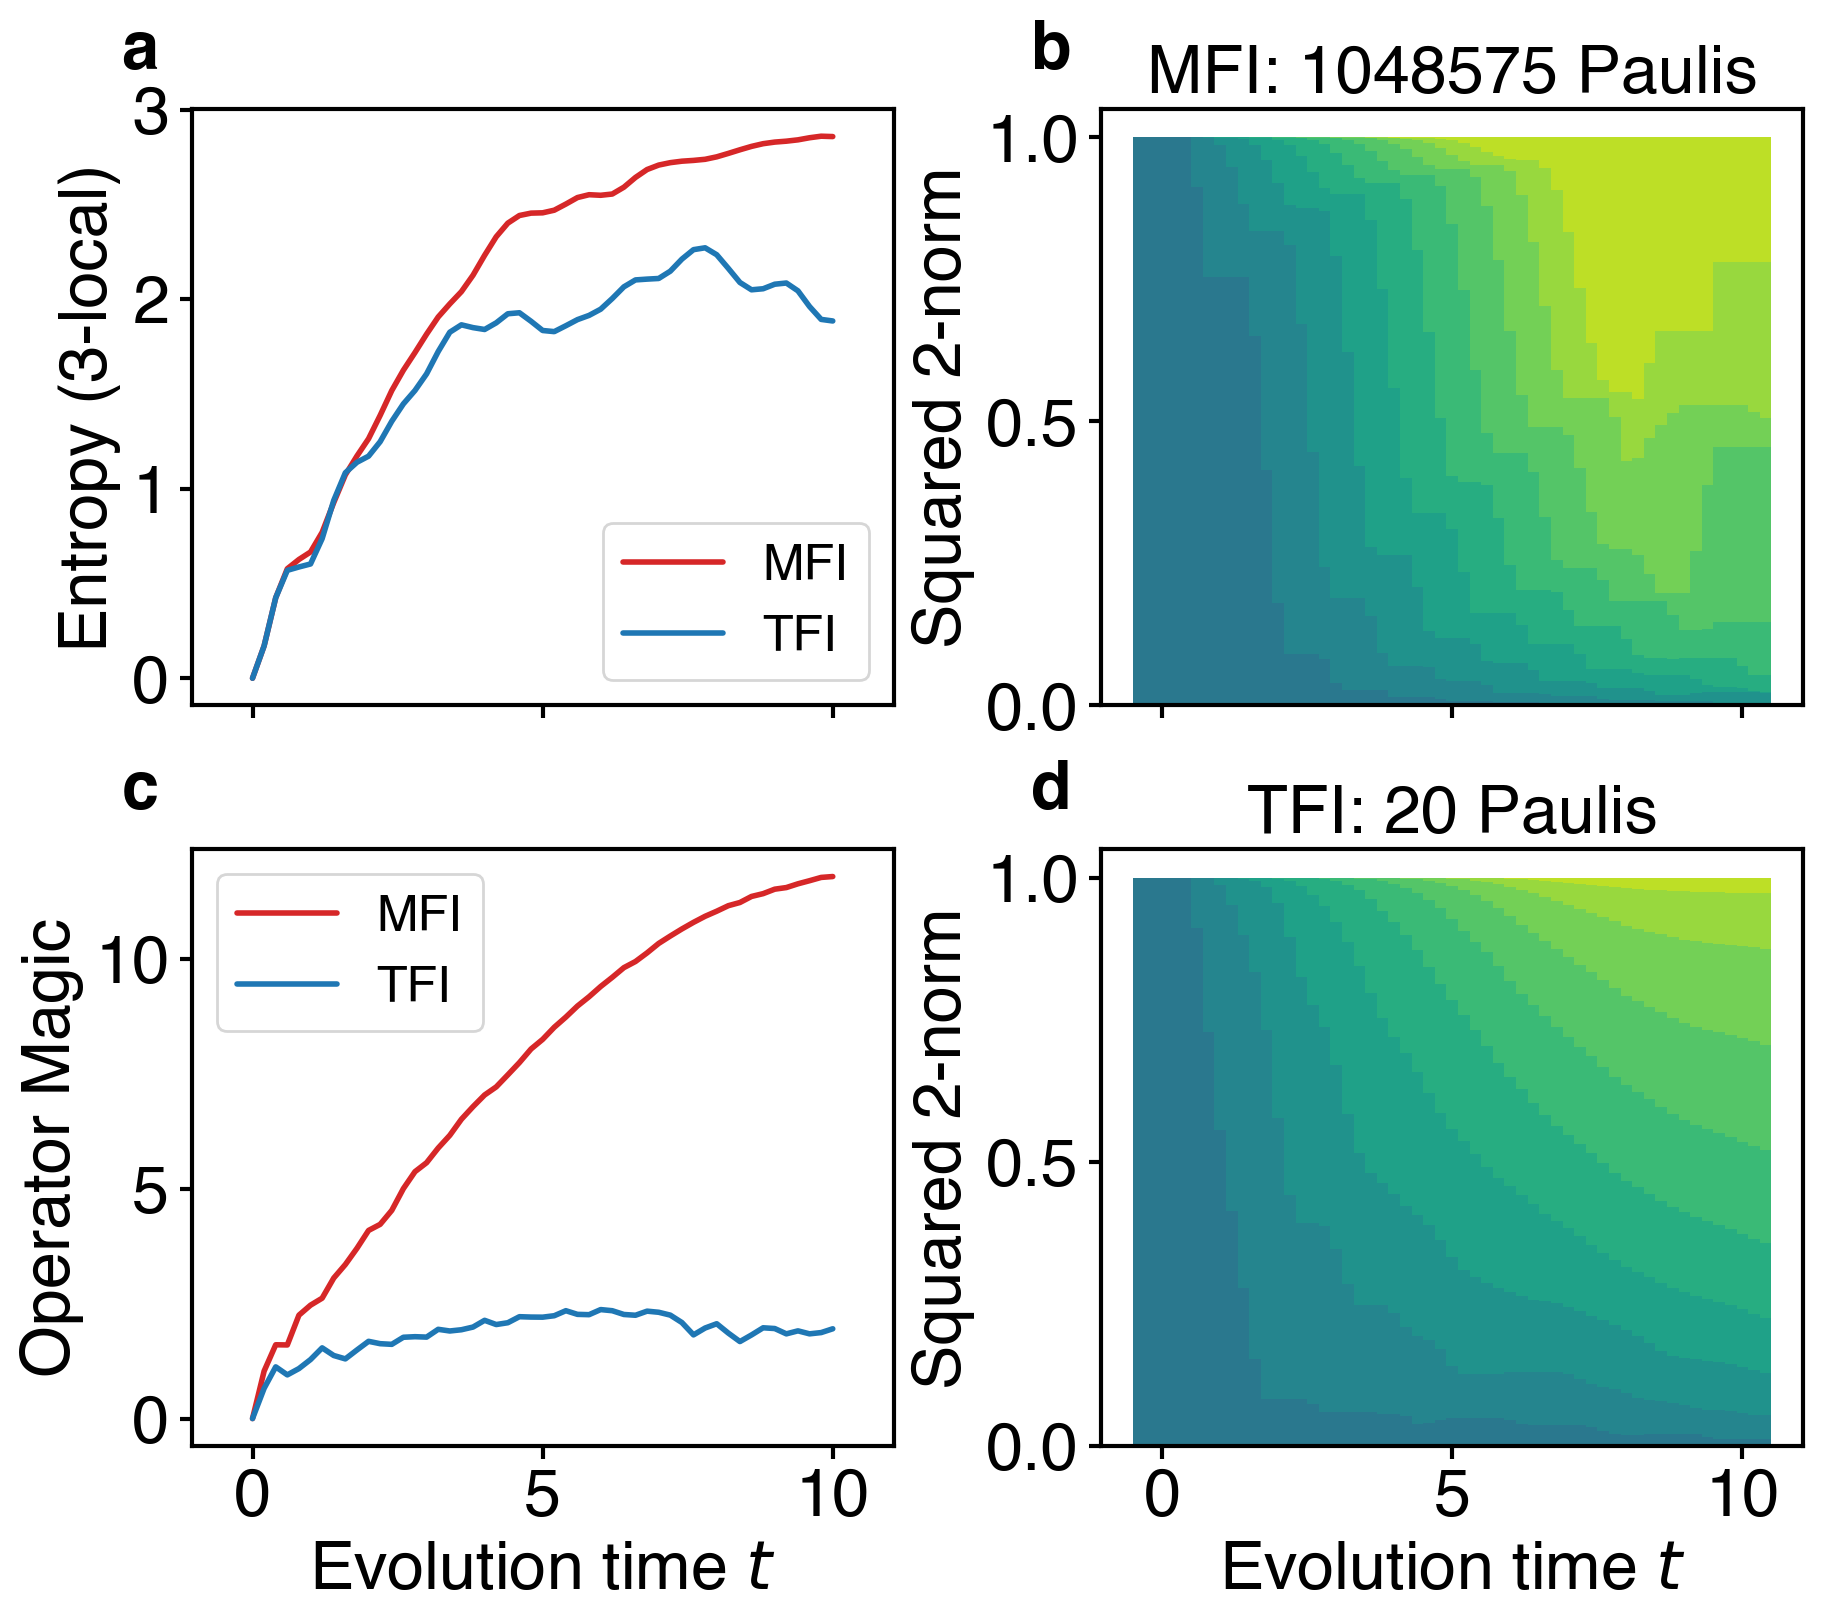
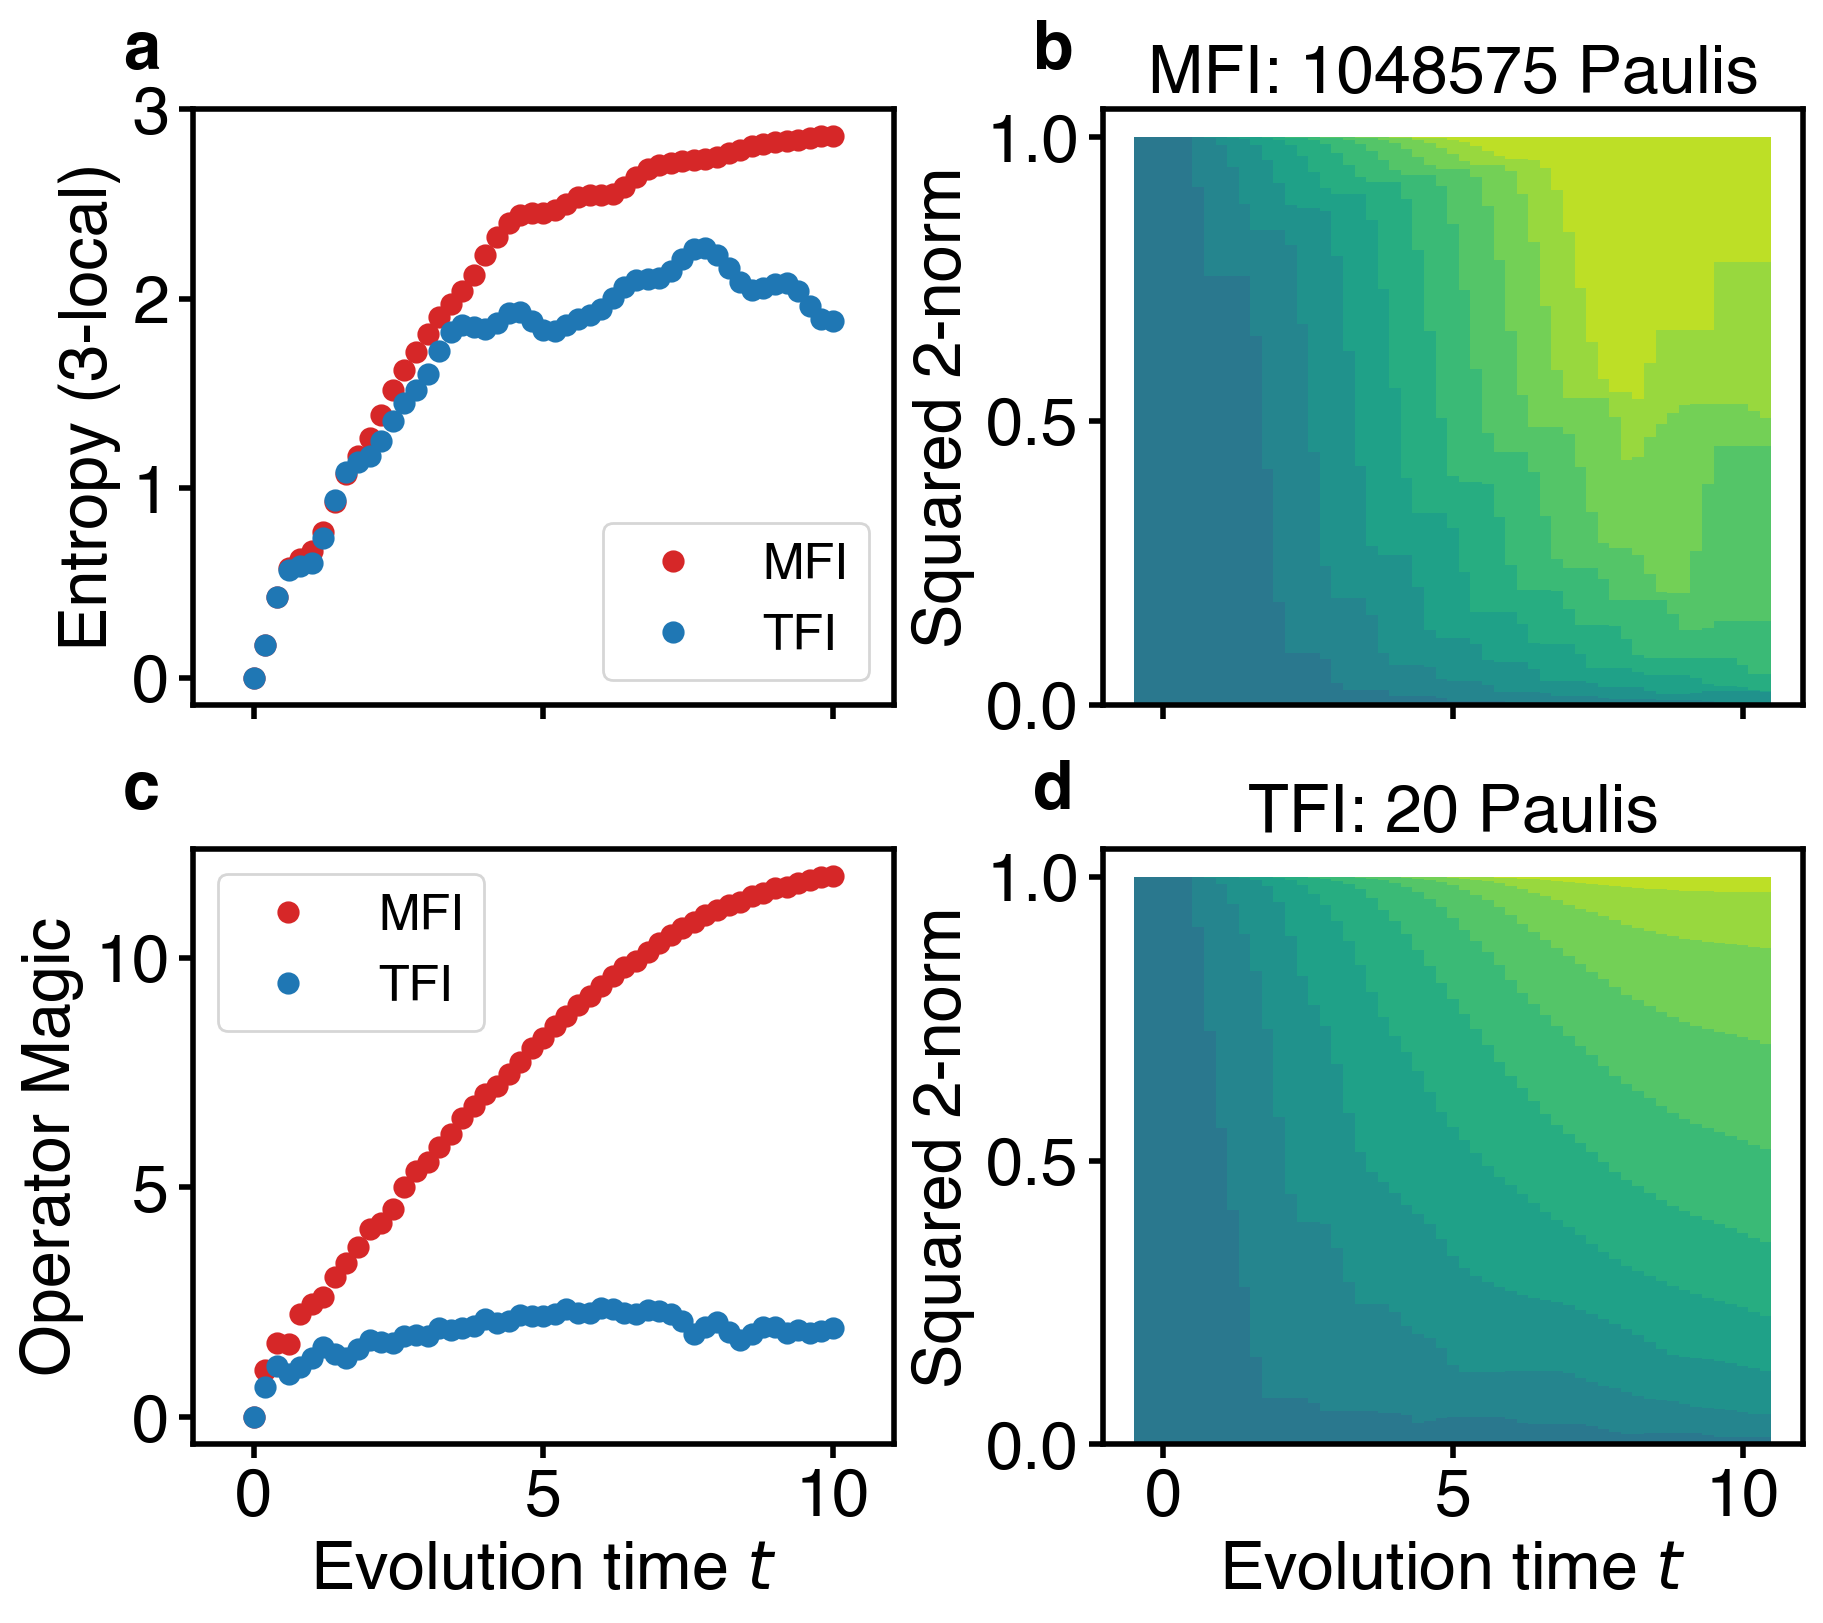
The change to this notebook cell's code, shown as a diff; its figure went from the first image to the second:
--- before
+++ after
@@ -13,9 +13,9 @@
 axes[1,1].set_xlabel(rf'Evolution time $t$')
 
-axes[0,0].plot(t_list, qmfi_entangle_entropy3, label='MFI', c='tab:red')
-axes[0,0].plot(t_list, qtfi_entangle_entropy3, label='TFI', c='tab:blue')
+axes[0,0].plot(t_list, qmfi_entangle_entropy3, '.', label='MFI', c='tab:red')
+axes[0,0].plot(t_list, qtfi_entangle_entropy3, '.', label='TFI', c='tab:blue')
 axes[0,0].set_ylabel(f'Entropy ({sub_dim}-local)'); axes[0,0].legend()
-axes[1,0].plot(t_list, qmfi_magic, label='MFI', c='tab:red')
-axes[1,0].plot(t_list, qtfi_magic, label='TFI', c='tab:blue')
+axes[1,0].plot(t_list, qmfi_magic, '.', label='MFI', c='tab:red')
+axes[1,0].plot(t_list, qtfi_magic, '.', label='TFI', c='tab:blue')
 axes[1,0].set_ylabel('Operator Magic'); axes[1,0].legend()
 axes[1,0].set_xlabel(rf'Evolution time $t$')

Commit: qiskit simulator